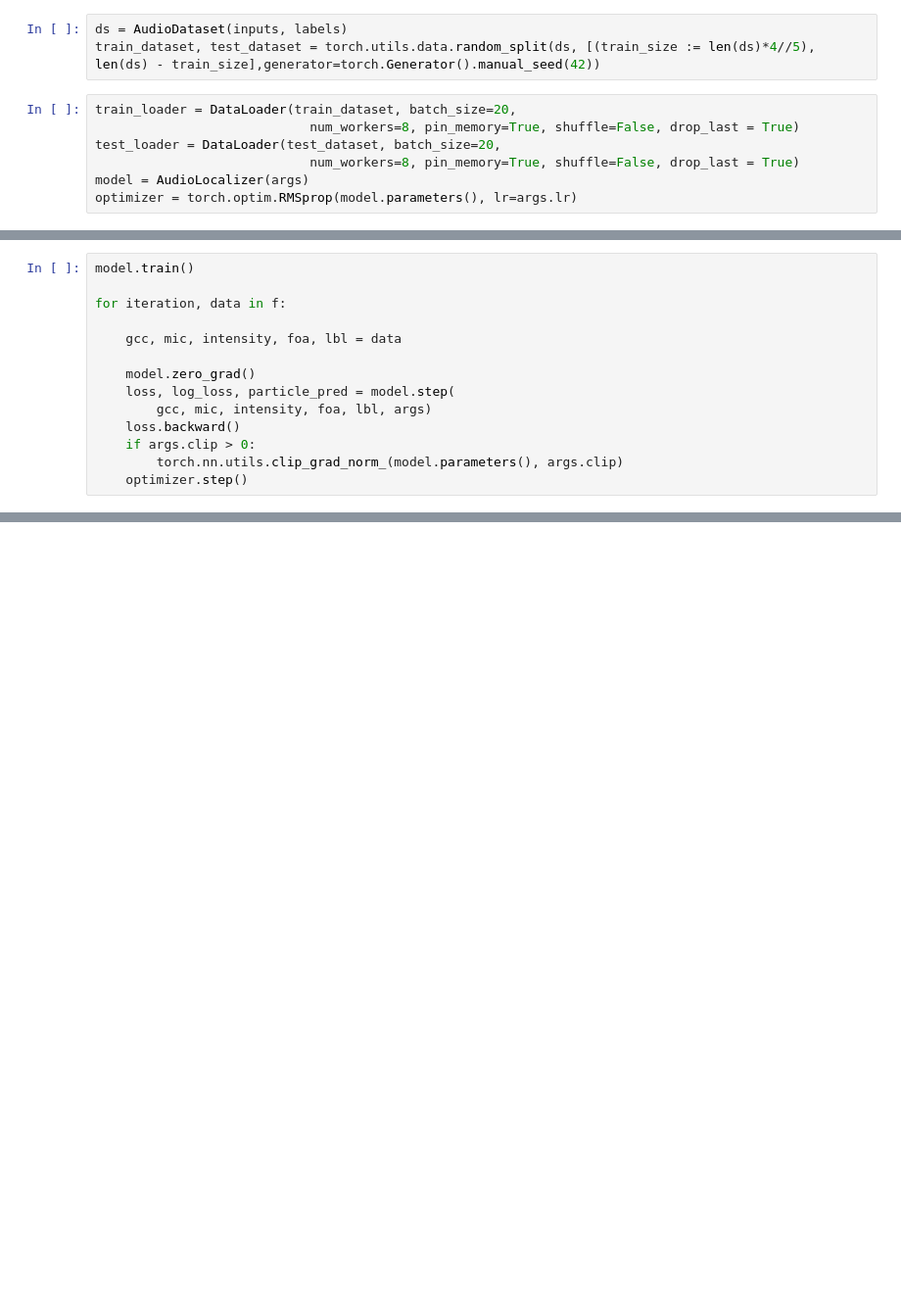
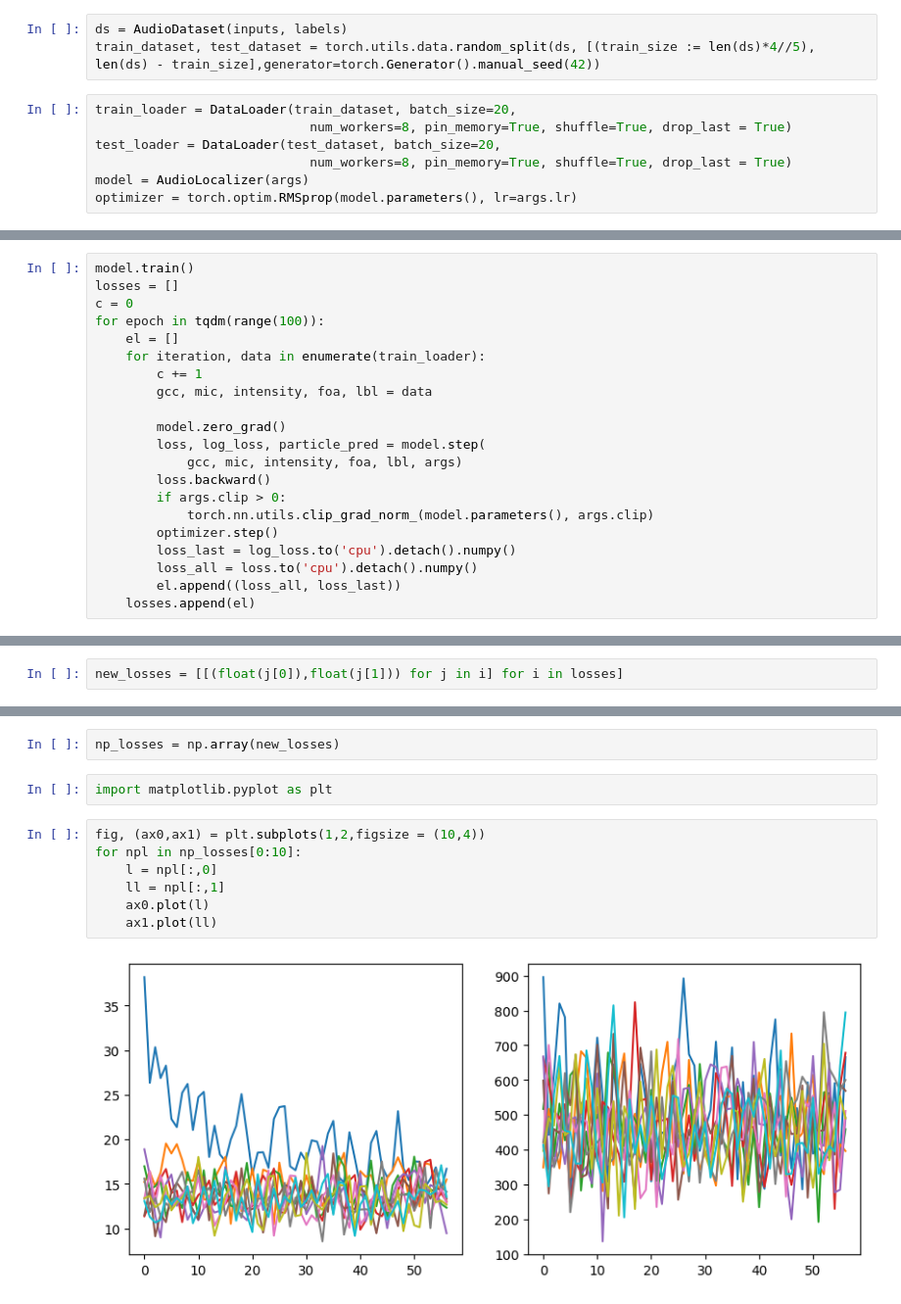
Before and after one commit to michaelsprintson/audiopfnet, a Jupyter notebook: playground.ipynb, the cells around one changed output, grey strips where cells are left out. Shown: that part at 98% size. Saved outputs shown, nothing was run; the diff lists cells and outputs as text; blank space fills up the shorter version.

Commit message:
model run results

```diff
--- a/playground.ipynb
+++ b/playground.ipynb
@@ -78,8 +78,8 @@ ds = AudioDataset(inputs, labels)
 train_dataset, test_dataset = torch.utils.data.random_split(ds, [(train_size := len(ds)*4//5), len(ds) - train_size],generator=torch.Generator().manual_seed(42))
 # %%
 train_loader = DataLoader(train_dataset, batch_size=20,
-                            num_workers=8, pin_memory=True, shuffle=False, drop_last = True)
+                            num_workers=8, pin_memory=True, shuffle=True, drop_last = True)
 test_loader = DataLoader(test_dataset, batch_size=20,
-                            num_workers=8, pin_memory=True, shuffle=False, drop_last = True)
+                            num_workers=8, pin_memory=True, shuffle=True, drop_last = True)
 model = AudioLocalizer(args)
 optimizer = torch.optim.RMSprop(model.parameters(), lr=args.lr)
@@ -88,14 +88,21 @@ f = enumerate(train_loader)
 # %%
 model.train()
+losses = []
+c = 0
+for epoch in tqdm(range(100)):
+    el = []
+    for iteration, data in enumerate(train_loader):
+        c += 1
+        gcc, mic, intensity, foa, lbl = data
 
-for iteration, data in f:
-
-    gcc, mic, intensity, foa, lbl = data
-
-    model.zero_grad()
-    loss, log_loss, particle_pred = model.step(
-        gcc, mic, intensity, foa, lbl, args)
-    loss.backward()
-    if args.clip > 0:
-        torch.nn.utils.clip_grad_norm_(model.parameters(), args.clip)
-    optimizer.step()
+        model.zero_grad()
+        loss, log_loss, particle_pred = model.step(
+            gcc, mic, intensity, foa, lbl, args)
+        loss.backward()
+        if args.clip > 0:
+            torch.nn.utils.clip_grad_norm_(model.parameters(), args.clip)
+        optimizer.step()
+        loss_last = log_loss.to('cpu').detach().numpy()
+        loss_all = loss.to('cpu').detach().numpy()
+        el.append((loss_all, loss_last))
+    losses.append(el)
@@ -107,0 +109,2 @@ IndexError: Dimension out of range (expected to be in range of [-2, 1], but got
+# %%
+new_losses = [[(float(j[0]),float(j[1])) for j in i] for i in losses]
@@ -107,0 +115,13 @@ IndexError: Dimension out of range (expected to be in range of [-2, 1], but got
+# %%
+np_losses = np.array(new_losses)
+# %%
+import matplotlib.pyplot as plt
+# %%
+fig, (ax0,ax1) = plt.subplots(1,2,figsize = (10,4))
+for npl in np_losses[0:10]:
+    l = npl[:,0]
+    ll = npl[:,1]
+    ax0.plot(l)
+    ax1.plot(ll)
+# %% [output]
+[figure, added]
```
Also changed, not shown: parts of 4 cells of this notebook, 1 other file.
